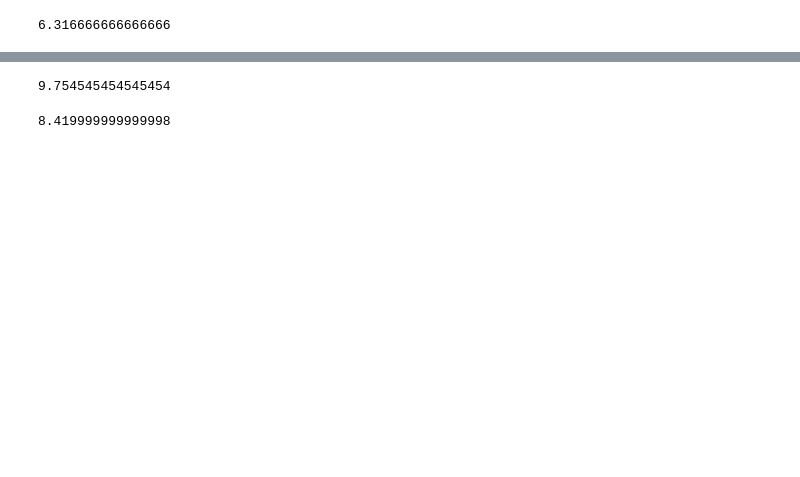
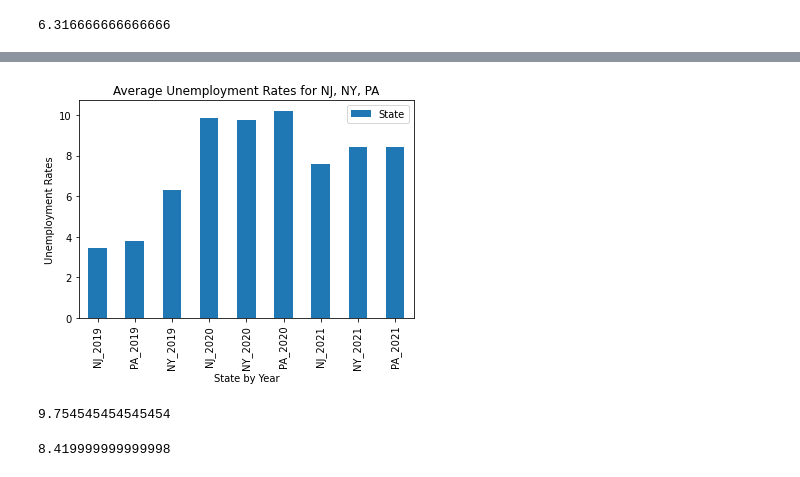
Before and after one commit to meetk5/Team-Project1, a Jupyter notebook: Unemployment_Comparison_between_NJ_NY_PA.py.ipynb, the cells around one changed output, grey strips where cells are left out. Cells and saved outputs as stored; diff of their text form; code cells hidden in the pictures; blank space fills up the shorter version.

```diff
--- a/Unemployment_Comparison_between_NJ_NY_PA.py.ipynb
+++ b/Unemployment_Comparison_between_NJ_NY_PA.py.ipynb
@@ -280,0 +288,4 @@ ny_2019
+# %%
+state_df_transposed=state_df.T
+state_df_transposed.index.name="Unemployment Rates"
+state_df_transposed
@@ -281,3 +304,11 @@ ny_2019
+# %%
+state_df_transposed.plot(kind="bar")
+plt.title("Average Unemployment Rates for NJ, NY, PA")
+plt.ylabel("Unemployment Rates")
+plt.xlabel("State by Year")
+plt.show()
+# %% [output]
+[figure, added]
 # %%
 #Find the mean of NY 2020
 ny_2020=[3.8,
```
Also changed, not shown: parts of 9 cells of this notebook.
